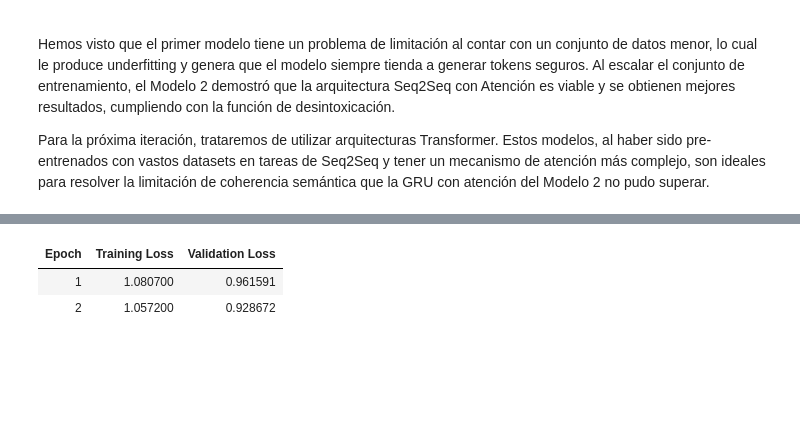
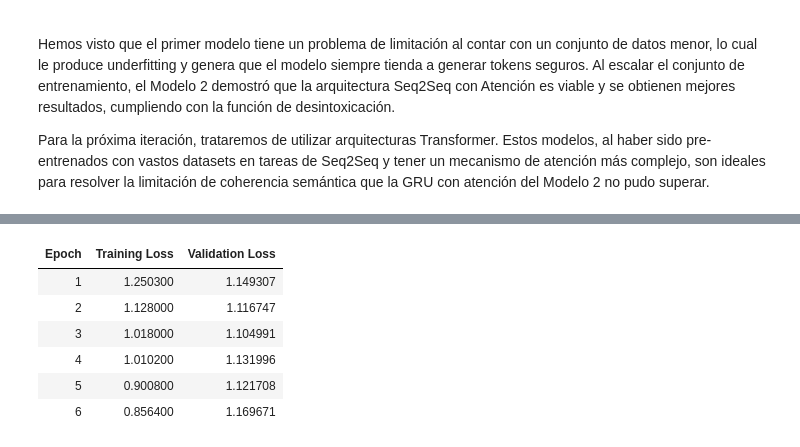
Before and after one commit to javiers2004/FPLN-DetoxificationMessages, a Jupyter notebook: entrega4b copy.ipynb, the cells around one changed output, grey strips where cells are left out. Drawn from its saved outputs; the diff is of its cells as text; code cells hidden in the pictures; blank space fills up the shorter version.

Commit message:
modelos funcionando

```diff
--- a/entrega4b copy.ipynb
+++ b/entrega4b copy.ipynb
@@ -636,27 +636,24 @@ Hemos visto que el primer modelo tiene un problema de limitación al contar con
 Para la próxima iteración, trataremos de utilizar arquitecturas Transformer. Estos modelos, al haber sido pre-entrenados con vastos datasets en tareas de Seq2Seq y tener un mecanismo de atención más complejo, son ideales para resolver la limitación de coherencia semántica que la GRU con atención del Modelo 2 no pudo superar.
 # %%
 # ==========================================
-# MODELO 3: TRANSFORMER T5 (Detoxificación) - CÓDIGO COMPLETO
+# MODELO 3: TRANSFORMER T5 (Detoxificación) - CÓDIGO FINAL
 # ==========================================
 import torch
 import pandas as pd
 import ast
 from sklearn.model_selection import train_test_split
-from transformers import AutoTokenizer, AutoModelForSeq2SeqLM, Seq2SeqTrainingArguments, Seq2SeqTrainer, DataCollatorForSeq2Seq
+from transformers import AutoTokenizer, AutoModelForSeq2SeqLM, Seq2SeqTrainingArguments, Seq2SeqTrainer, DataCollatorForSeq2Seq, EarlyStoppingCallback # <--- Importamos aquí
 from datasets import Dataset
 
-# --- PASO 0: CARGAR Y PREPARAR DATOS (Lo que faltaba) ---
+# --- PASO 0: CARGAR Y PREPARAR DATOS ---
 print("Cargando y procesando datos para T5...")
 
-# Cargamos el mismo archivo del "Modelo 2 (Grande)"
-dataset_file = "datos\english_paradetox2_full_preprocessed_non_lemmatized.csv"
+dataset_file = "datos/english_paradetox2_preprocessed_non_lemmatized.csv"
 df = pd.read_csv(dataset_file)
 
-# Columnas del CSV (basado en tu celda 9)
 col_origen = 'en_toxic_comment_tokens'
 col_destino = 'en_neutral_comment_tokens'
 
-# Función para convertir la representación de lista "['hola', 'mundo']" a texto "hola mundo"
 def tokens_to_sentence(text_list_str):
     if isinstance(text_list_str, str) and text_list_str.strip().startswith('['):
         try:
@@ -666,16 +663,13 @@ def tokens_to_sentence(text_list_str):
             return str(text_list_str)
     return str(text_list_str)
 
-# Creamos las columnas de texto limpio que necesita T5
 df['toxic_text'] = df[col_origen].apply(tokens_to_sentence)
 df['neutral_text'] = df[col_destino].apply(tokens_to_sentence)
 
-# Dividimos en Train y Validation (90% - 10%)
 train_df, val_df = train_test_split(df, test_size=0.1, random_state=42)
-
 print(f"Datos cargados. Train: {len(train_df)}, Val: {len(val_df)}")
 
-# --- PASO 1: CONVERTIR A DATASET DE HUGGING FACE ---
+# --- PASO 1: DATASETS ---
 hf_train = Dataset.from_pandas(train_df[['toxic_text', 'neutral_text']])
 hf_val = Dataset.from_pandas(val_df[['toxic_text', 'neutral_text']])
 
@@ -688,39 +682,37 @@ model = AutoModelForSeq2SeqLM.from_pretrained(model_checkpoint)
 prefix = "detoxify: "
 
 def preprocess_function(examples):
-    # Añadimos el prefijo "detoxify: " a la entrada
     inputs = [prefix + doc for doc in examples["toxic_text"]]
-
-    # Tokenizamos entradas
     model_inputs = tokenizer(inputs, max_length=64, truncation=True)
-
-    # Tokenizamos salidas (targets)
-    # text_target es la forma moderna de hacerlo en transformers
     labels = tokenizer(text_target=examples["neutral_text"], max_length=64, truncation=True)
-
     model_inputs["labels"] = labels["input_ids"]
     return model_inputs
 
-# Mapeamos la tokenización
 tokenized_train = hf_train.map(preprocess_function, batched=True)
 tokenized_val = hf_val.map(preprocess_function, batched=True)
 
-# --- PASO 4: CONFIGURACIÓN DE ENTRENAMIENTO (Optimizado CPU) ---
+# --- PASO 4: CONFIGURACIÓN DE ENTRENAMIENTO CON EARLY STOPPING ---
 training_args = Seq2SeqTrainingArguments(
-    output_dir="./t5_detox_output_v2", # <--- CAMBIO DE NOMBRE
+    output_dir="./t5_detox_final",
     eval_strategy="epoch",
-    learning_rate=3e-4, #Probado con 1e-5 y no es suficiente
-    per_device_train_batch_size=4,
-    per_device_eval_batch_size=4,
-    gradient_accumulation_steps=4,
+    save_strategy="epoch",          # Importante: Guardar por época para que funcione load_best_model
+    load_best_model_at_end=True,    # Cargar el mejor modelo al final
+    metric_for_best_model="eval_loss",
+    greater_is_better=False,
+
+    learning_rate=3e-4,             # Tasa de aprendizaje optimizada para T5
+    per_device_train_batch_size=8,
+    per_device_eval_batch_size=8,
+    gradient_accumulation_steps=2,
     weight_decay=0.01,
-    save_total_limit=1,
-    num_train_epochs=2,
+    save_total_limit=2,
+    num_train_epochs=20,            # Épocas altas, el Early Stopping cortará antes
+
     predict_with_generate=True,
-    fp16=False,
-    use_cpu=True,
+    fp16=True,
+    use_cpu=False,
     logging_steps=50,
-    report_to="none"  # <--- DESACTIVA TENSORBOARD para evitar el error de logs
+    report_to="none"
 )
 
 data_collator = DataCollatorForSeq2Seq(tokenizer, model=model)
@@ -732,28 +724,38 @@ trainer = Seq2SeqTrainer(
     eval_dataset=tokenized_val,
     data_collator=data_collator,
     tokenizer=tokenizer,
+    callbacks=[EarlyStoppingCallback(early_stopping_patience=3)] # Si no mejora en 3 épocas, para.
 )
 
-print("Iniciando entrenamiento T5...")
-trainer.train()
+print("Iniciando entrenamiento...")
+trainer.train() # <--- Solo UNA llamada a train()
 
-# --- PASO 5: INFERENCIA / PRUEBA ---
-print("\n--- PRUEBA DE RESULTADOS (T5) ---")
+# --- PASO 5: INFERENCIA MEJORADA (BEAM SEARCH) ---
+print("\n--- PRUEBA DE RESULTADOS (T5) ---\n")
 ejemplos = [
     "You are a stupid idiot and I hate you",
     "Shut up and die you moron",
     "This is fucking bullshit"
 ]
 
-# Forzamos CPU para inferencia
-device = torch.device("cpu")
+device = torch.device("cuda")
 model.to(device)
+model.eval()
 
 for texto in ejemplos:
     input_text = prefix + texto
     input_ids = tokenizer(input_text, return_tensors="pt").input_ids.to(device)
 
-    outputs = model.generate(input_ids, max_length=64)
+    # AQUÍ ESTÁ LA CLAVE DE LA MEJORA:
+    outputs = model.generate(
+        input_ids,
+        max_length=64,
+        num_beams=5,             # Busca 5 caminos diferentes
+        repetition_penalty=1.2,  # Bajamos de 2.5 a 1.2 (menos restrictivo)
+        length_penalty=1.0,      # Animamos a que no corte las frases tan rápido
+        early_stopping=True
+    )
+
     traduccion = tokenizer.decode(outputs[0], skip_special_tokens=True)
 
     print(f"Original: {texto}")
@@ -769,3 +769,7 @@ Iniciando entrenamiento T5...
 | Epoch | Training Loss | Validation Loss |
-| 1 | 1.080700 | 0.961591 |
-| 2 | 1.057200 | 0.928672 |
+| 1 | 1.250300 | 1.149307 |
+| 2 | 1.128000 | 1.116747 |
+| 3 | 1.018000 | 1.104991 |
+| 4 | 1.010200 | 1.131996 |
+| 5 | 0.900800 | 1.121708 |
+| 6 | 0.856400 | 1.169671 |
```
Also changed, not shown: parts of 9 cells of this notebook, 20 other files.
